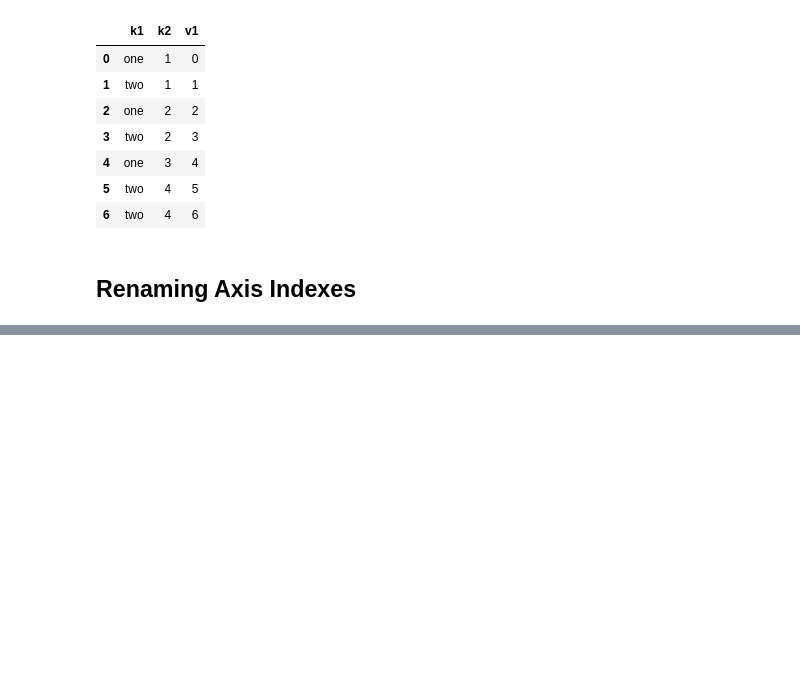
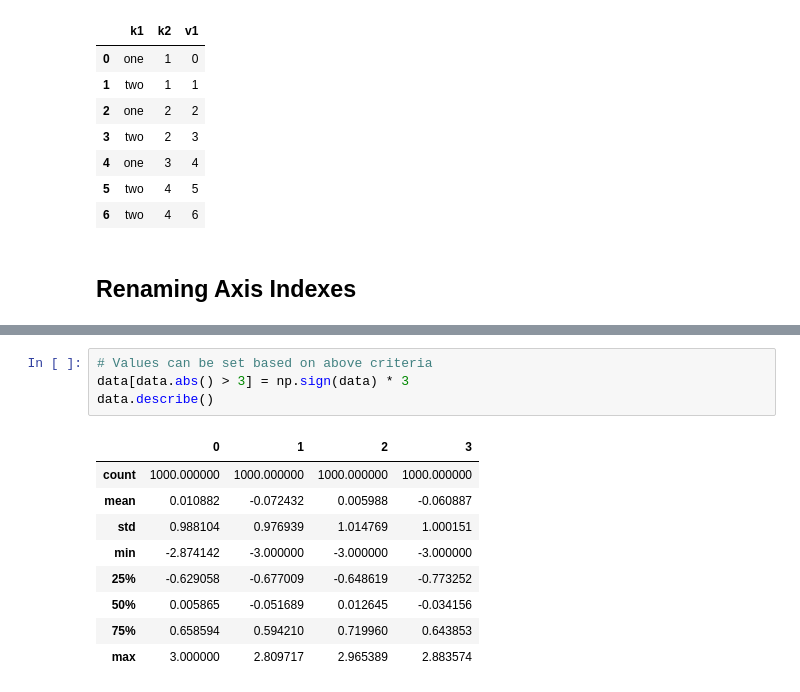
Before and after one commit to atozncoder/ai, a Jupyter notebook: PythonForDataAnalysisBook/7DataCleaning.ipynb, the cells around one changed output, grey strips where cells are left out. Cells and saved outputs as stored; diff of their text form; blank space fills up the shorter version.

```diff
--- a/PythonForDataAnalysisBook/7DataCleaning.ipynb
+++ b/PythonForDataAnalysisBook/7DataCleaning.ipynb
@@ -380,0 +561,14 @@ df.replace({-999: np.nan, -1000: 0})
+# %%
+# Values can be set based on above criteria
+data[data.abs() > 3] = np.sign(data) * 3
+data.describe()
+# %% [output]
+|  | 0 | 1 | 2 | 3 |
+| count | 1000.000000 | 1000.000000 | 1000.000000 | 1000.000000 |
+| mean | 0.010882 | -0.072432 | 0.005988 | -0.060887 |
+| std | 0.988104 | 0.976939 | 1.014769 | 1.000151 |
+| min | -2.874142 | -3.000000 | -3.000000 | -3.000000 |
+| 25% | -0.629058 | -0.677009 | -0.648619 | -0.773252 |
+| 50% | 0.005865 | -0.051689 | 0.012645 | -0.034156 |
+| 75% | 0.658594 | 0.594210 | 0.719960 | 0.643853 |
+| max | 3.000000 | 2.809717 | 2.965389 | 2.883574 |
```
Also changed, not shown: parts of 22 cells of this notebook.
